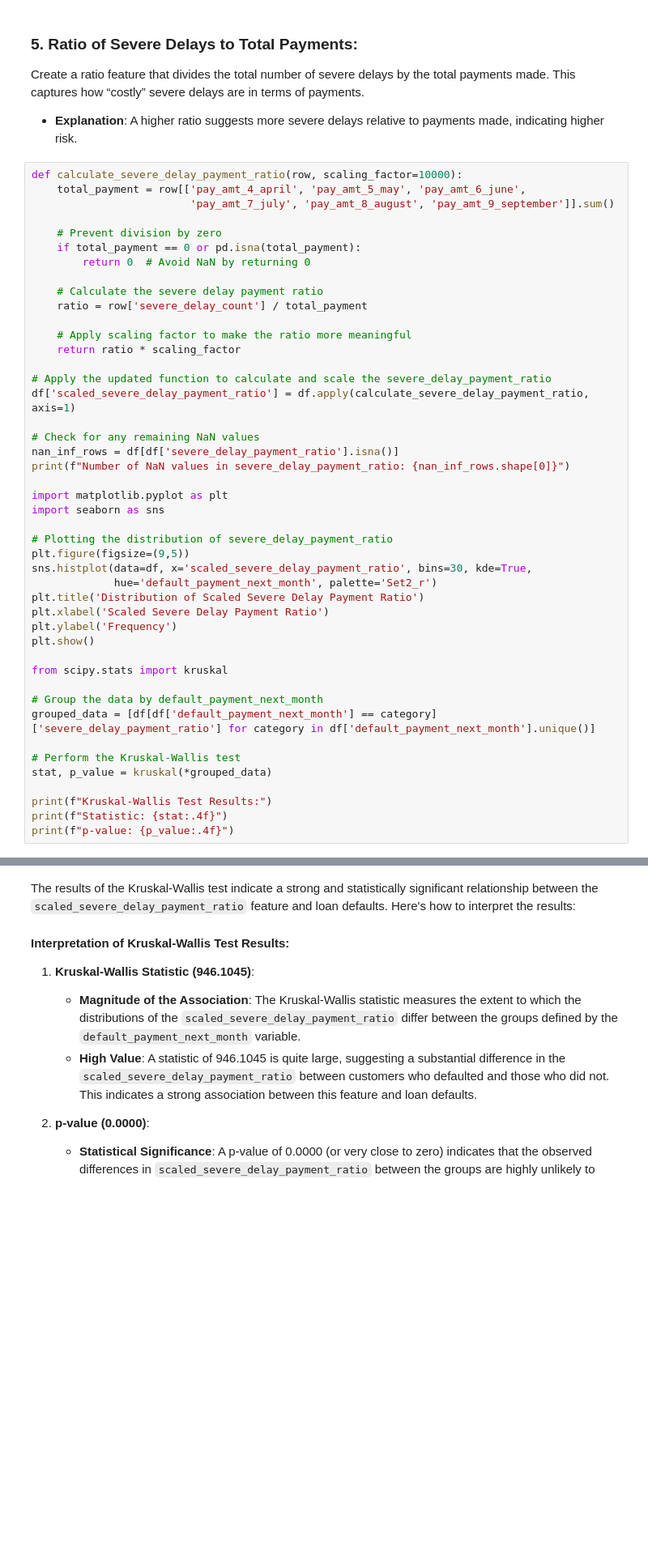
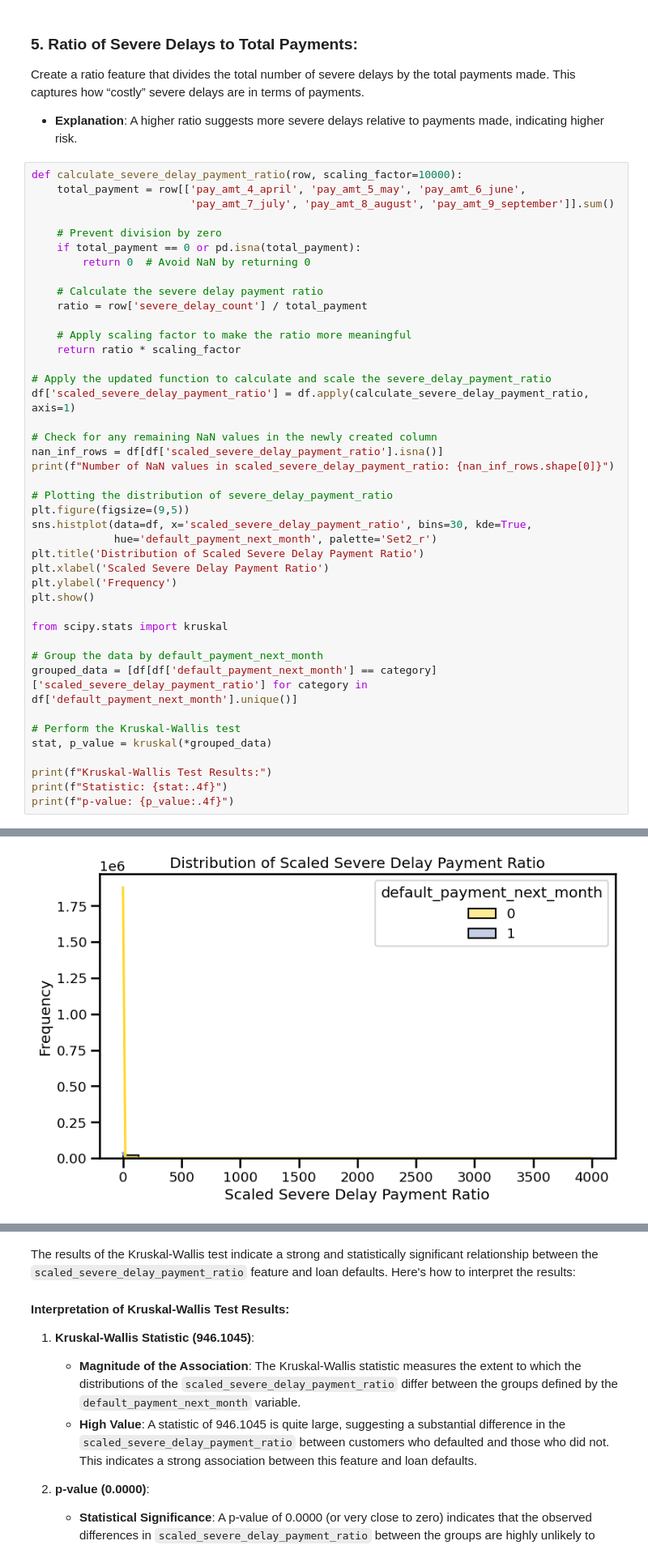
Before and after one commit to micah-shull/ML_Classification_Loan_Defaults, a Jupyter notebook: loan_defaults_008_eda_categorical_data_feature_engineering.ipynb, the cells around one changed output, grey strips where cells are left out. Shown at 81% size. Drawn from its saved outputs; the diff is of its cells as text; blank space fills up the shorter version.

```diff
--- a/loan_defaults_008_eda_categorical_data_feature_engineering.ipynb
+++ b/loan_defaults_008_eda_categorical_data_feature_engineering.ipynb
@@ -955,12 +953,9 @@ def calculate_severe_delay_payment_ratio(row, scaling_factor=10000):
 # Apply the updated function to calculate and scale the severe_delay_payment_ratio
 df['scaled_severe_delay_payment_ratio'] = df.apply(calculate_severe_delay_payment_ratio, axis=1)
 
-# Check for any remaining NaN values
-nan_inf_rows = df[df['severe_delay_payment_ratio'].isna()]
-print(f"Number of NaN values in severe_delay_payment_ratio: {nan_inf_rows.shape[0]}")
-
-import matplotlib.pyplot as plt
-import seaborn as sns
+# Check for any remaining NaN values in the newly created column
+nan_inf_rows = df[df['scaled_severe_delay_payment_ratio'].isna()]
+print(f"Number of NaN values in scaled_severe_delay_payment_ratio: {nan_inf_rows.shape[0]}")
 
 # Plotting the distribution of severe_delay_payment_ratio
 plt.figure(figsize=(9,5))
@@ -974,7 +969,7 @@ plt.show()
 from scipy.stats import kruskal
 
 # Group the data by default_payment_next_month
-grouped_data = [df[df['default_payment_next_month'] == category]['severe_delay_payment_ratio'] for category in df['default_payment_next_month'].unique()]
+grouped_data = [df[df['default_payment_next_month'] == category]['scaled_severe_delay_payment_ratio'] for category in df['default_payment_next_month'].unique()]
 
 # Perform the Kruskal-Wallis test
 stat, p_value = kruskal(*grouped_data)
@@ -986,0 +982 @@ KeyError: 'severe_delay_payment_ratio'
+[figure, added]
```
Also changed, not shown: parts of 19 cells of this notebook.
